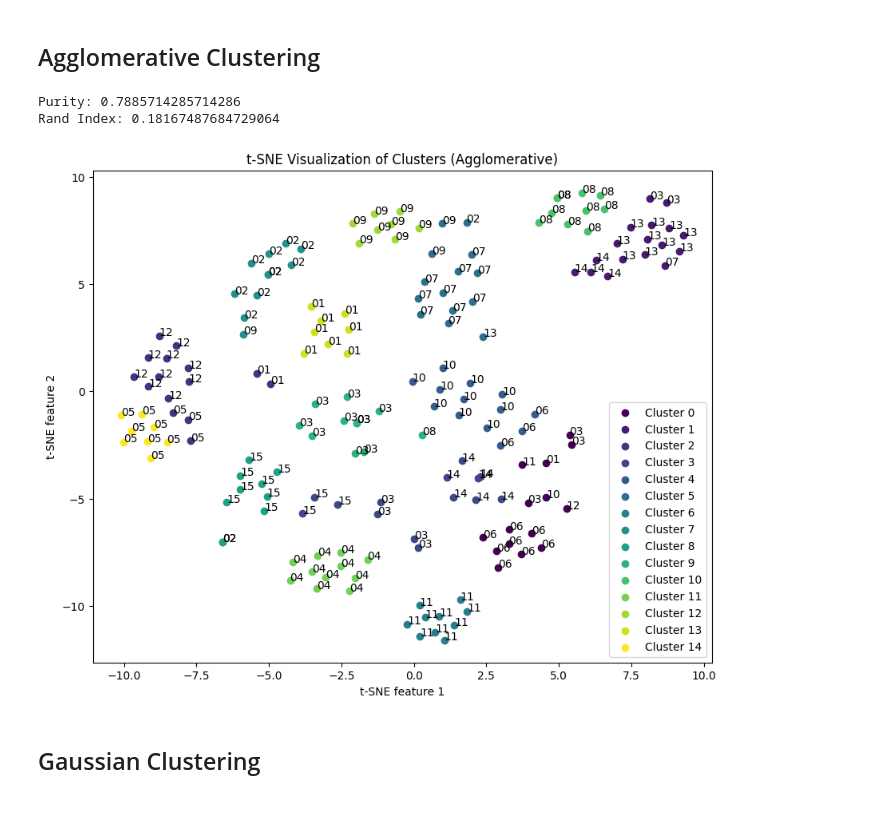
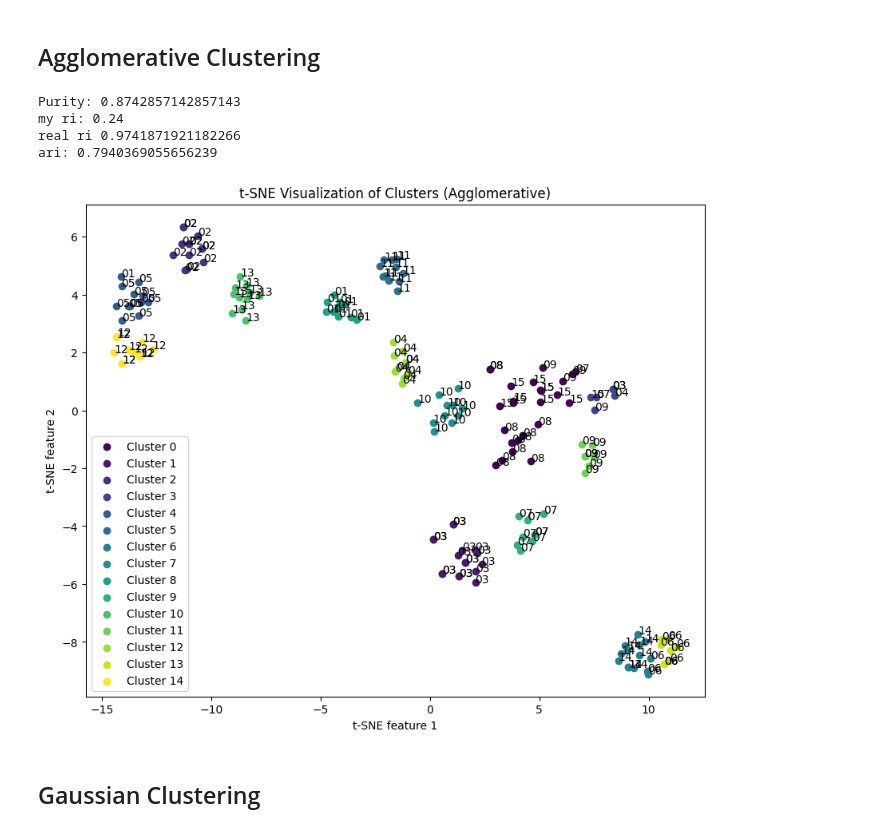
Before and after one commit to MAMMAD1381/FacialClustering, a Jupyter notebook: main.ipynb, the cells around one changed output. Saved outputs shown, nothing was run; the diff lists cells and outputs as text; code cells hidden in the pictures.

Commit message:
using third party library for ri and ari, using average method for agglomerative method

```diff
--- a/main.ipynb
+++ b/main.ipynb
@@ -823,45 +835,51 @@ Rand Index: 0.21582922824302134
 # %%
 clustering_method = 'agglomerative'
 # Clustering
-agglomerative = AgglomerativeClustering(n_clusters=15)
+agglomerative = AgglomerativeClustering(n_clusters=15, linkage='average')
 clusters = agglomerative.fit_predict(reduced_features)
 
 # Visualization
 tsne = TSNE(n_components=2)
 embedded_features = tsne.fit_transform(reduced_features)
 
 # Get unique cluster labels
 unique_clusters = np.unique(clusters)
 
 # Define colors for each cluster
 cluster_colors = plt.cm.viridis(np.linspace(0, 1, len(unique_clusters)))
 
 # Plotting
 plt.figure(figsize=(10, 8))
 for i, cluster_label in enumerate(unique_clusters):
     cluster_indices = np.where(clusters == cluster_label)[0]
     plt.scatter(embedded_features[cluster_indices, 0], embedded_features[cluster_indices, 1], c=[cluster_colors[i]], label=f'Cluster {cluster_label}')
 
 # Add labels
 for i in range(len(embedded_features)):
     plt.text(embedded_features[i, 0], embedded_features[i, 1], labels[i].split('.')[0].split('subject')[1])
 
 # Purity and Rand index
 contingency_table = calculate_contingency_table(np.array(reform_labels(labels)), np.array(clusters))
 purity = calculate_purity(contingency_table)
-rand_index = calculate_rand_index(contingency_table)
+my_rand_index = calculate_rand_index(contingency_table)
+ari = adjusted_rand_score(reform_labels(labels), clusters)
+ri = rand_score(reform_labels(labels), clusters)
 print("Purity:", purity)
-print("Rand Index:", rand_index)
+print("my ri:", my_rand_index)
+print("real ri", ri)
+print("ari:", ari)
 
 plt.title('t-SNE Visualization of Clusters (Agglomerative)')
 plt.xlabel('t-SNE feature 1')
 plt.ylabel('t-SNE feature 2')
 plt.legend()
 plt.show()
 # %% [output]
-Purity: 0.7885714285714286
-Rand Index: 0.18167487684729064
+Purity: 0.8742857142857143
+my ri: 0.24
+real ri 0.9741871921182266
+ari: 0.7940369055656239
-[figure, old version]
+[figure, new version]
 # %% [markdown]
 ## Gaussian Clustering  ##
 # %%
```
Also changed, not shown: parts of 7 cells of this notebook.
